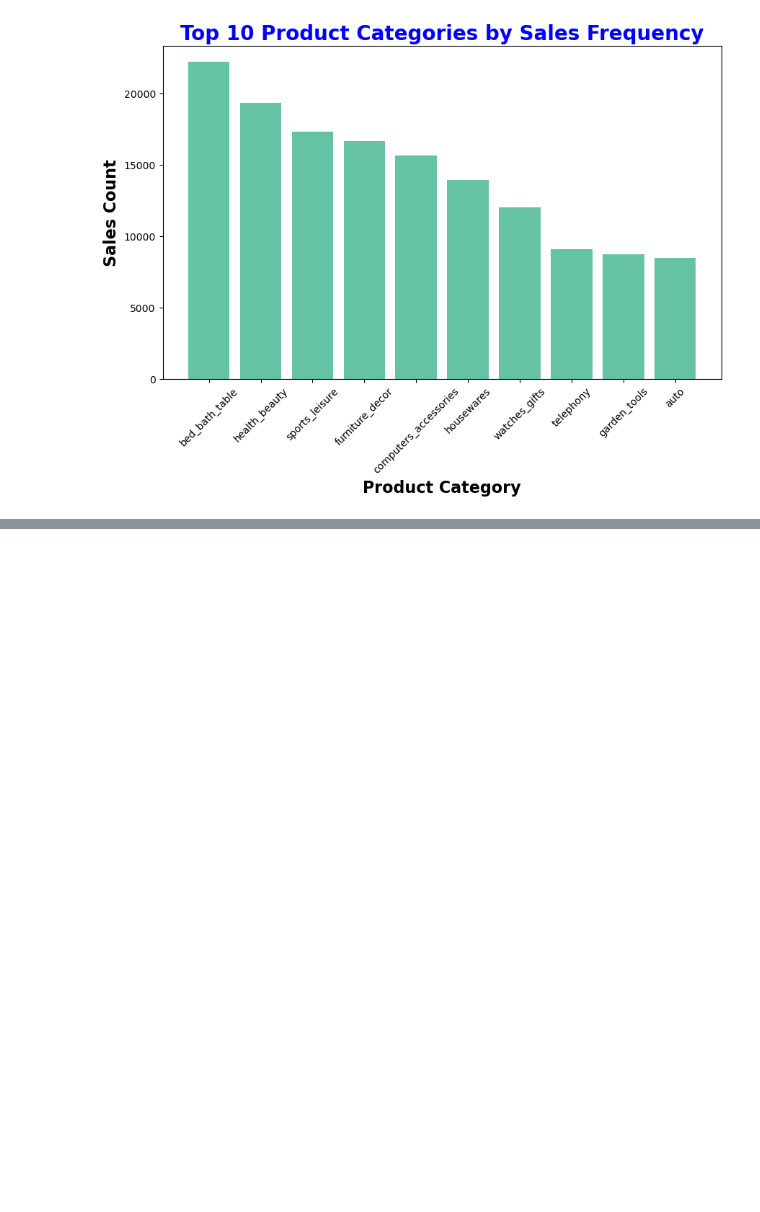
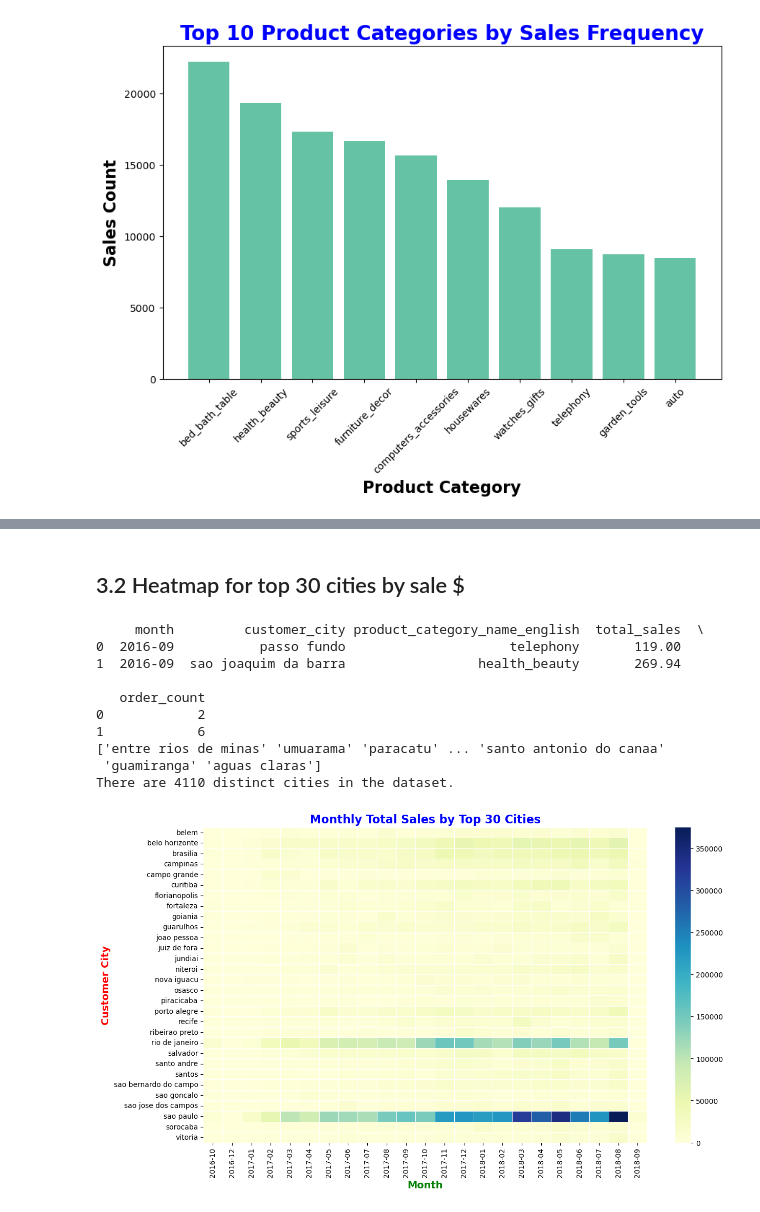
Before and after one commit to jochze-eng/Team5Module2Final, a Jupyter notebook: mt_eda.ipynb, the cells around one changed output, grey strips where cells are left out. Saved outputs shown, nothing was run; the diff lists cells and outputs as text; code cells hidden in the pictures; blank space fills up the shorter version.

```diff
--- a/mt_eda.ipynb
+++ b/mt_eda.ipynb
@@ -278,0 +339,55 @@ See the caveats in the documentation: https://pandas.pydata.org/pandas-docs/stab
+# %% [markdown]
+## 3.2 Heatmap for top 30 cities by sale $
+# %%
+print(city_category_sales.head(2))
+# Get all unique cities
+unique_cities = df_full['customer_city'].unique()
+# Print the unique cities
+print(unique_cities)
+# Get the number of distinct values in the 'customer_city' column
+distinct_cities = df_full['customer_city'].nunique()
+# Print the result
+print(f"There are {distinct_cities} distinct cities in the dataset.")
+
+
+# Step 1: Calculate total sales per city and sort by total sales
+city_sales = df_full.groupby('customer_city')['price'].sum().reset_index()
+
+# Step 2: Sort the cities by total sales in descending order and pick the top 30
+top_30_cities = city_sales.sort_values(by='price', ascending=False).head(30)['customer_city']
+
+# Step 3: Filter the main dataset to include only the top 30 cities
+filtered_data = city_category_sales[city_category_sales['customer_city'].isin(top_30_cities)]
+
+# Step 4: Pivot the data for heatmap
+heatmap_data = filtered_data.pivot_table(
+    index='customer_city',  # Rows = customer city
+    columns='month',         # Columns = month
+    values='total_sales',    # Values = total sales
+    aggfunc='sum',           # Aggregate by summing the total_sales
+    fill_value=0             # Fill NaN values with 0
+)
+
+# Step 5: Create the heatmap without annotations
+plt.figure(figsize=(14, 8))  # Set figure size for better visibility
+sns.heatmap(heatmap_data, annot=False, cmap='YlGnBu', linewidths=0.5)  # Set annot=False to remove the values
+
+# Step 6: Add labels and title
+plt.title("Monthly Total Sales by Top 30 Cities", fontsize=16, fontweight='bold', color='blue')
+plt.xlabel("Month", fontsize=14, fontweight='bold', color='green')
+plt.ylabel("Customer City", fontsize=14, fontweight='bold', color='red')
+
+# Step 7: Display the plot
+plt.show()
+# %% [output]
+     month         customer_city product_category_name_english  total_sales  \
+0  2016-09           passo fundo                     telephony       119.00
+1  2016-09  sao joaquim da barra                 health_beauty       269.94
+
+   order_count
+0            2
+1            6
+['entre rios de minas' 'umuarama' 'paracatu' ... 'santo antonio do canaa'
+ 'guamiranga' 'aguas claras']
+There are 4110 distinct cities in the dataset.
+[figure, added]
```
Also changed, not shown: parts of 10 cells of this notebook.
